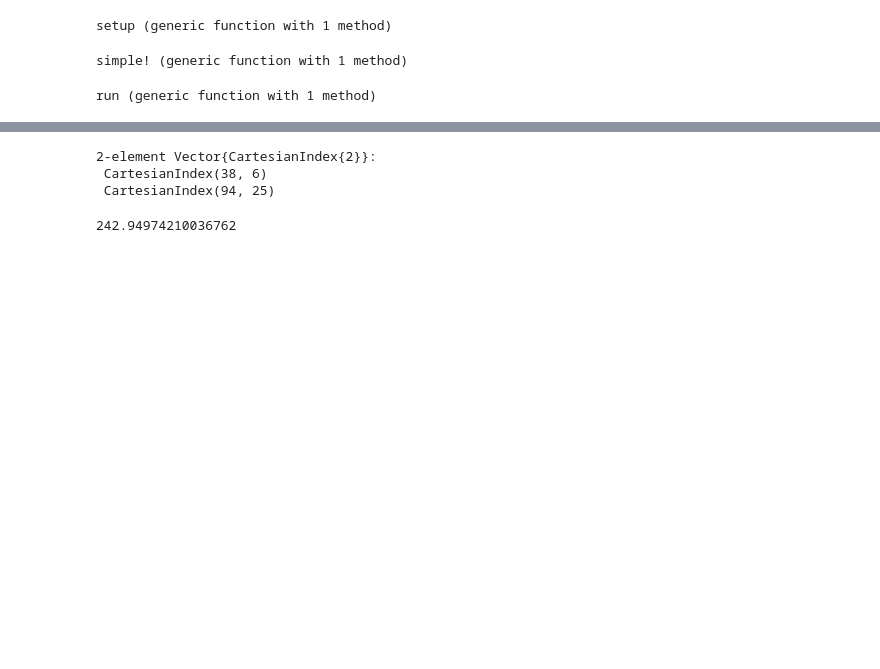
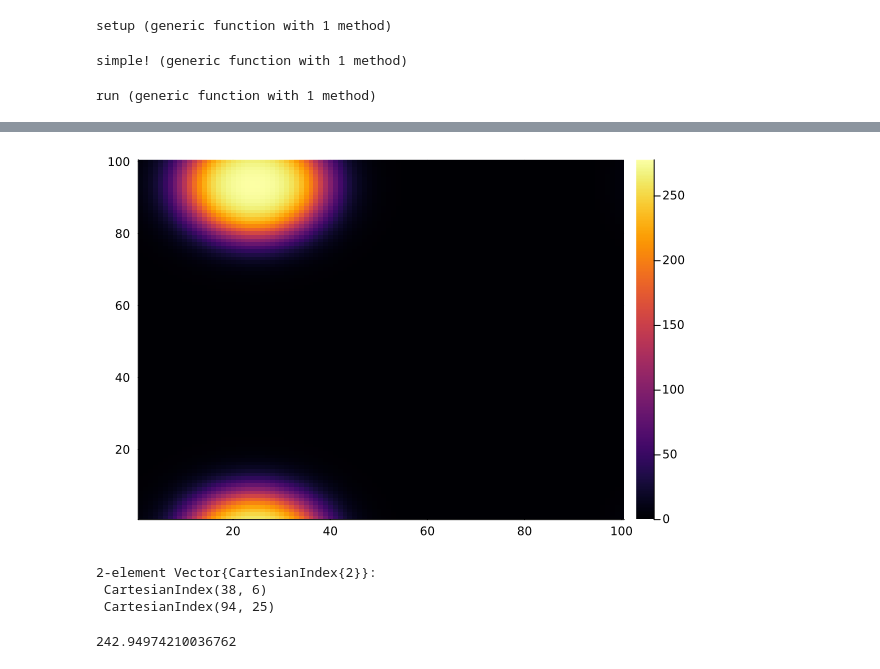
Before and after one commit to crockeraw/PolarityProject, a Jupyter notebook: proj/Simulations/notebooks/simplest_withScaling.ipynb, the cells around one changed output, grey strips where cells are left out. Drawn from its saved outputs; the diff is of its cells as text; code cells hidden in the pictures; blank space fills up the shorter version.

```diff
--- a/proj/Simulations/notebooks/simplest_withScaling.ipynb
+++ b/proj/Simulations/notebooks/simplest_withScaling.ipynb
@@ -98,3 +98,8 @@ heatmap(sol10[:,:,1,1] - sol10[:,:,1,2])
+# %%
+sol4 = run(4)
+heatmap(sol4[:,:,1,2])
+# %% [output]
+[figure, added]
 # %%
 maxima = findlocalmaxima(sol3[:,:,1,end], edges=false)
 # %% [output]
```
Also changed, not shown: parts of 2 cells of this notebook, 2 other files.
